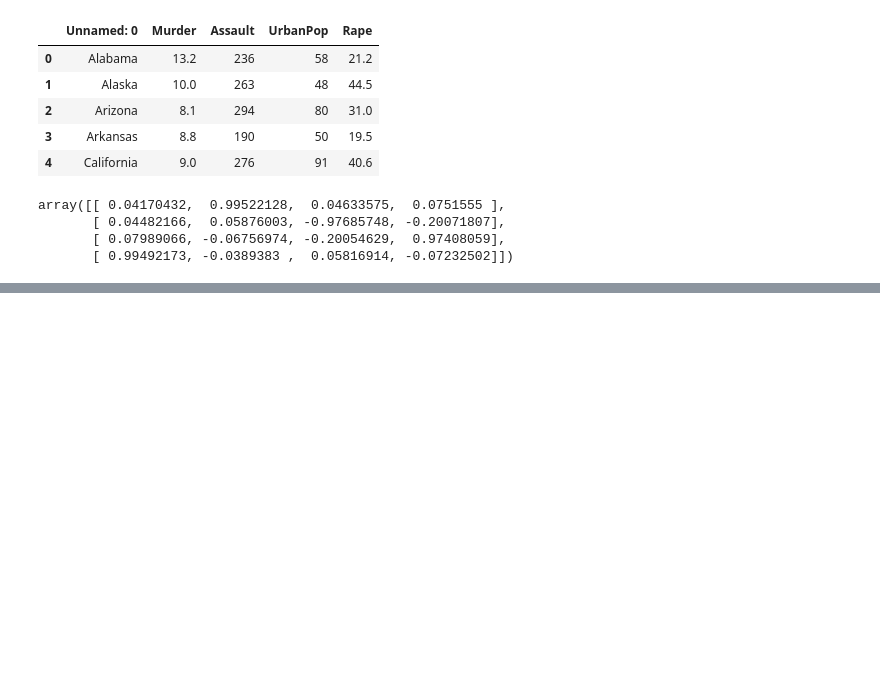
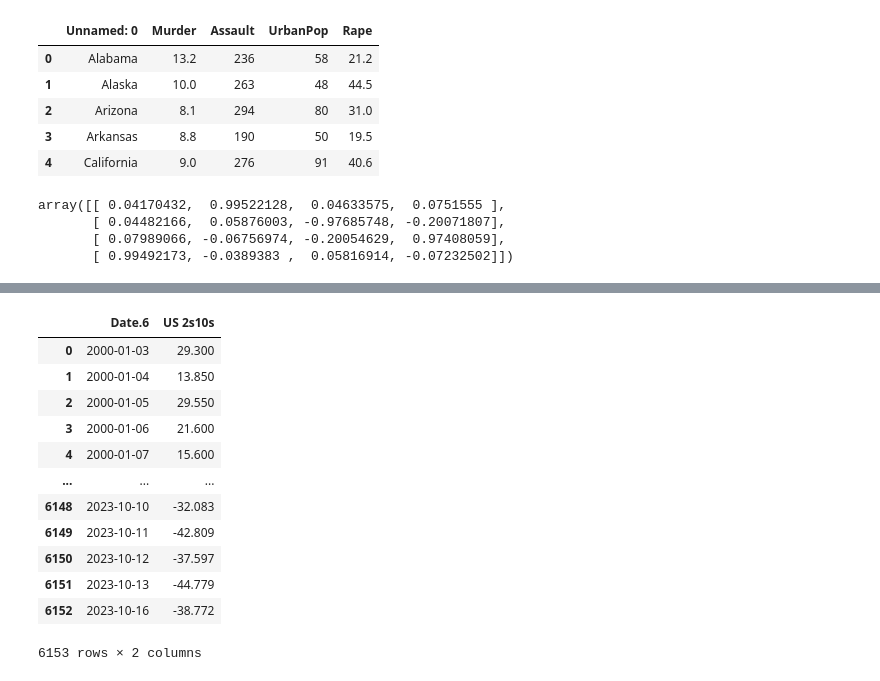
Before and after one commit to ClarenceTee93/Strategies, a Jupyter notebook: strategies.ipynb, the cells around one changed output, grey strips where cells are left out. Cells and saved outputs as stored; diff of their text form; code cells hidden in the pictures; blank space fills up the shorter version.

```diff
--- a/strategies.ipynb
+++ b/strategies.ipynb
@@ -281,0 +299,16 @@ macro_factors.head()
+# %%
+usd_df[["Date.6", "US 2s10s"]].dropna()
+# %% [output]
+|  | Date.6 | US 2s10s |
+| 0 | 2000-01-03 | 29.300 |
+| 1 | 2000-01-04 | 13.850 |
+| 2 | 2000-01-05 | 29.550 |
+| 3 | 2000-01-06 | 21.600 |
+| 4 | 2000-01-07 | 15.600 |
+| ... | ... | ... |
+| 6148 | 2023-10-10 | -32.083 |
+| 6149 | 2023-10-11 | -42.809 |
+| 6150 | 2023-10-12 | -37.597 |
+| 6151 | 2023-10-13 | -44.779 |
+| 6152 | 2023-10-16 | -38.772 |
+6153 rows × 2 columns
```
Also changed, not shown: parts of 4 cells of this notebook, 3 other files.
